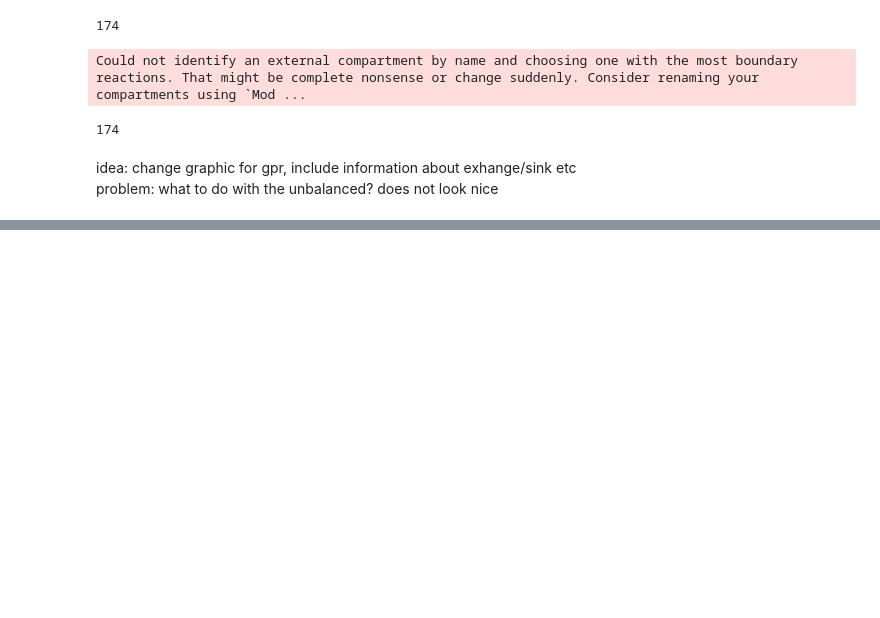
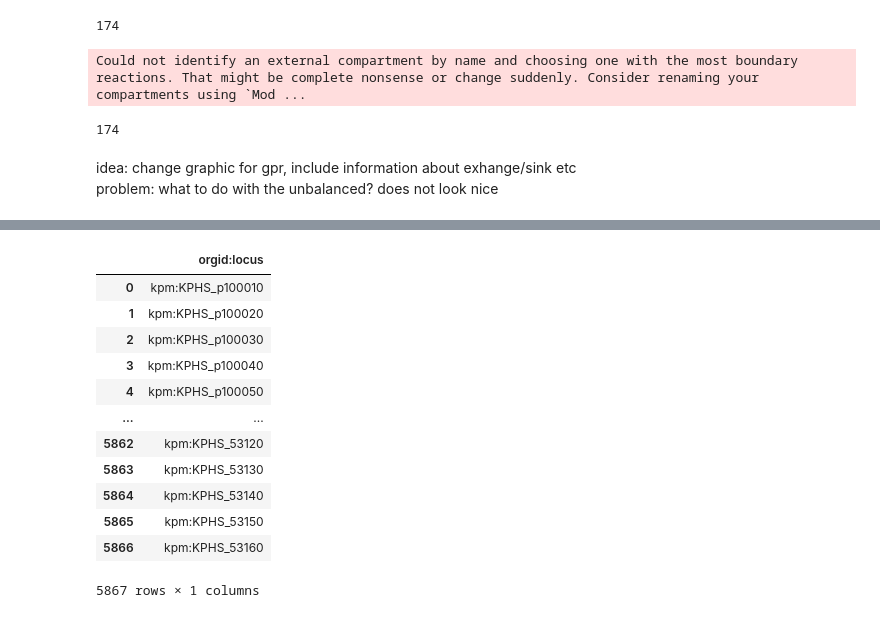
Before and after one commit to draeger-lab/refinegems, a Jupyter notebook: dev/CB_under_construction.ipynb, the cells around one changed output, grey strips where cells are left out. Saved outputs shown, nothing was run; the diff lists cells and outputs as text; code cells hidden in the pictures; blank space fills up the shorter version.

```diff
--- a/dev/CB_under_construction.ipynb
+++ b/dev/CB_under_construction.ipynb
@@ -352,0 +413,16 @@ problem: what to do with the unbalanced? does not look nice
+# %%
+gene_table[['orgid:locus']]
+# %% [output]
+|  | orgid:locus |
+| 0 | kpm:KPHS_p100010 |
+| 1 | kpm:KPHS_p100020 |
+| 2 | kpm:KPHS_p100030 |
+| 3 | kpm:KPHS_p100040 |
+| 4 | kpm:KPHS_p100050 |
+| ... | ... |
+| 5862 | kpm:KPHS_53120 |
+| 5863 | kpm:KPHS_53130 |
+| 5864 | kpm:KPHS_53140 |
+| 5865 | kpm:KPHS_53150 |
+| 5866 | kpm:KPHS_53160 |
+5867 rows × 1 columns
```
Also changed, not shown: parts of 17 cells of this notebook, 6 other files.
